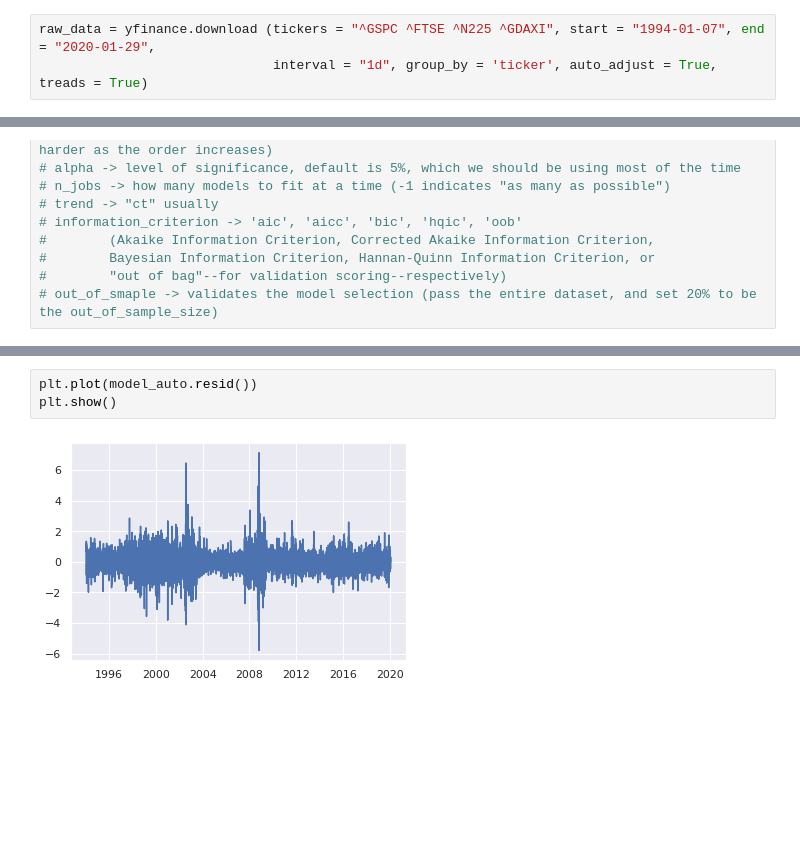
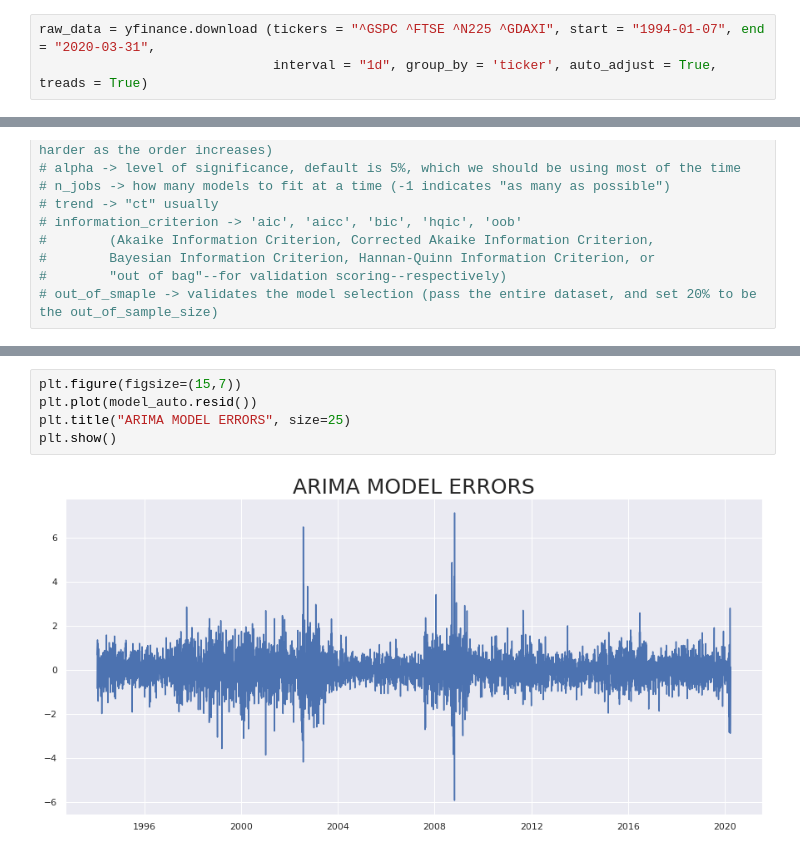
Before and after one commit to RegaipKURT/Machine-Learning-Python, a Jupyter notebook: Auto_ARIMA.ipynb, the cells around one changed output, grey strips where cells are left out. Cells and saved outputs as stored; diff of their text form; blank space fills up the shorter version.

```diff
--- a/Auto_ARIMA.ipynb
+++ b/Auto_ARIMA.ipynb
@@ -22,7 +22,7 @@ sns.set()
 # %% [markdown]
 ### Loading the data
 # %%
-raw_data = yfinance.download (tickers = "^GSPC ^FTSE ^N225 ^GDAXI", start = "1994-01-07", end = "2020-01-29",
+raw_data = yfinance.download (tickers = "^GSPC ^FTSE ^N225 ^GDAXI", start = "1994-01-07", end = "2020-03-31",
                               interval = "1d", group_by = 'ticker', auto_adjust = True, treads = True)
 # %% [output]
 [*********************100%***********************]  4 of 4 completed
@@ -150,7 +150,9 @@ Statespace Model Results
 Warnings:
 [1] Covariance matrix calculated using the outer product of gradients (complex-step).
 # %%
+plt.figure(figsize=(15,7))
 plt.plot(model_auto.resid())
+plt.title("ARIMA MODEL ERRORS", size=25)
 plt.show()
 # %% [output]
-[figure, old version]
+[figure, new version]
```
Also changed, not shown: parts of 2 cells of this notebook.
